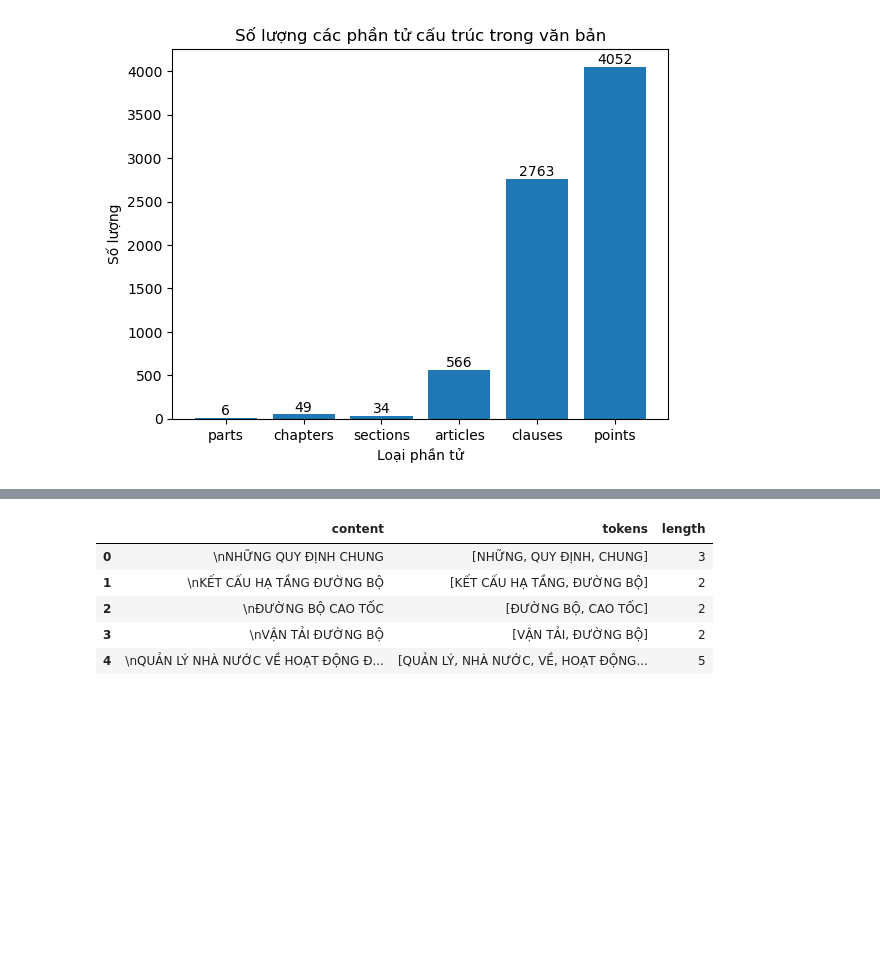
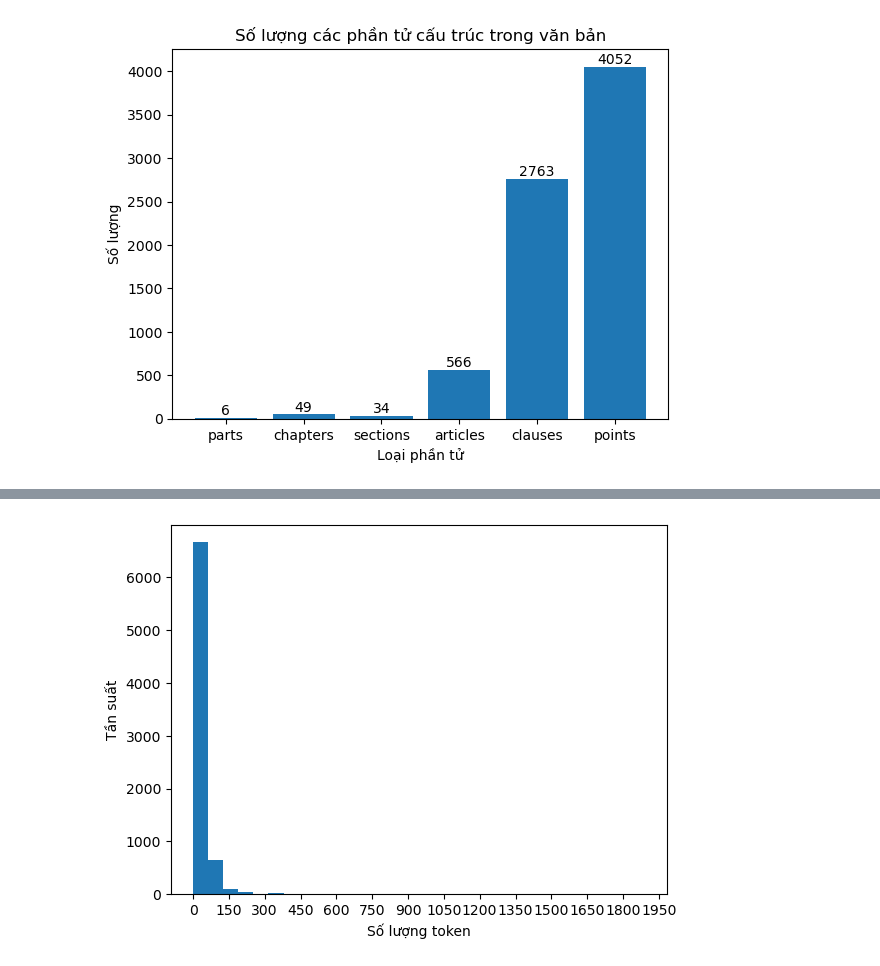
Before and after one commit to n3sfan/NLP-LegalQA, a Jupyter notebook: notebook/eda.ipynb, the cells around one changed output, grey strips where cells are left out. Drawn from its saved outputs; the diff is of its cells as text; code cells hidden in the pictures; blank space fills up the shorter version.

```diff
--- a/notebook/eda.ipynb
+++ b/notebook/eda.ipynb
@@ -84,12 +90,13 @@ text_cols = [
     "title",
 ]
 texts = []
-
 for col in text_cols:
     for df in [parts, chapters, sections, articles, clauses, points]:
         if col in df:
             texts.extend(
                 [x for x in df[col].dropna().astype(str) if x.strip() != ""]
             )
-
-len(texts)
+texts = [
+    unicodedata.normalize("NFC", t).lower()
+    for t in texts
+]
@@ -126,14 +127,0 @@ len(set(tokens))/len(tokens)
-# %%
-df_text = pd.DataFrame({
-    "content": texts
-})
-df_text["tokens"] = df_text["content"].apply(lambda x: word_tokenize(x))
-df_text["length"] = df_text["tokens"].apply(len)
-df_text.head()
-# %% [output]
-|  | content | tokens | length |
-| 0 | \nNHỮNG QUY ĐỊNH CHUNG | [NHỮNG, QUY ĐỊNH, CHUNG] | 3 |
-| 1 | \nKẾT CẤU HẠ TẦNG ĐƯỜNG BỘ | [KẾT CẤU HẠ TẦNG, ĐƯỜNG BỘ] | 2 |
-| 2 | \nĐƯỜNG BỘ CAO TỐC | [ĐƯỜNG BỘ, CAO TỐC] | 2 |
-| 3 | \nVẬN TẢI ĐƯỜNG BỘ | [VẬN TẢI, ĐƯỜNG BỘ] | 2 |
-| 4 | \nQUẢN LÝ NHÀ NƯỚC VỀ HOẠT ĐỘNG Đ... | [QUẢN LÝ, NHÀ NƯỚC, VỀ, HOẠT ĐỘNG... | 5 |
@@ -139,0 +134,8 @@ df_text.head()
+# %%
+plt.hist(df_text["length"], bins=30)
+plt.gca().xaxis.set_major_locator(MultipleLocator(150))
+plt.xlabel("Số lượng token")
+plt.ylabel("Tần suất")
+plt.show()
+# %% [output]
+[figure, added]
```
Also changed, not shown: parts of 26 cells of this notebook.
